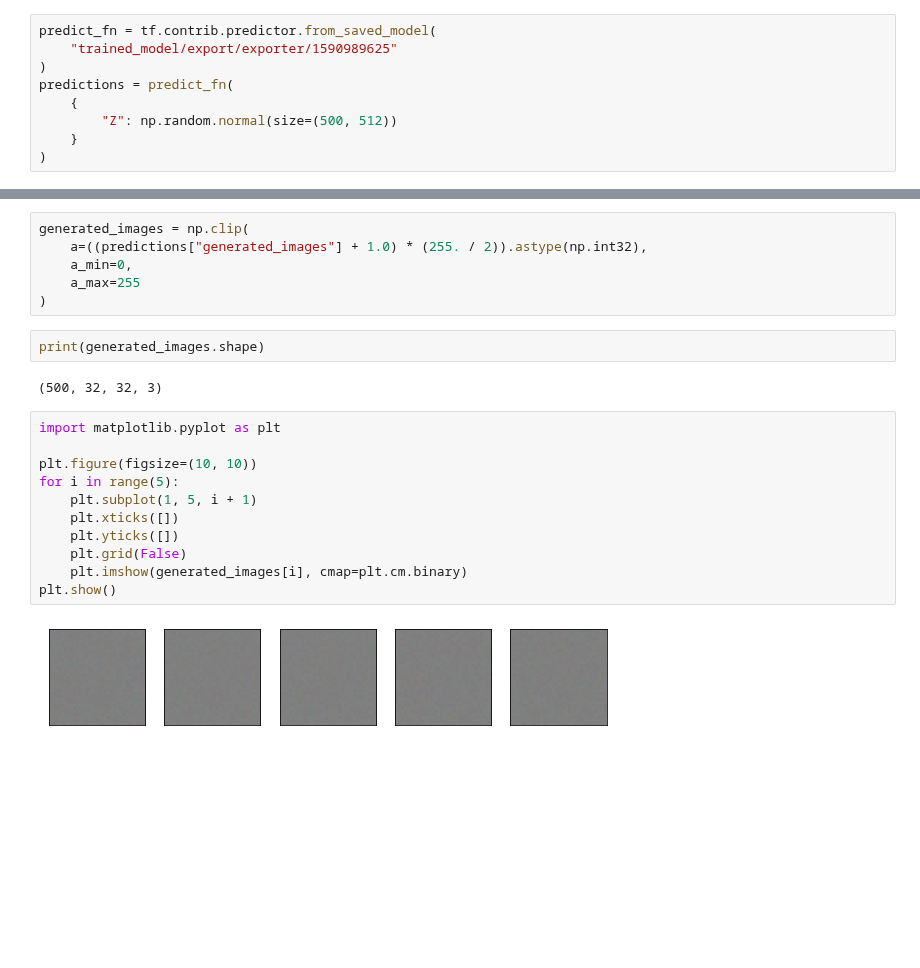
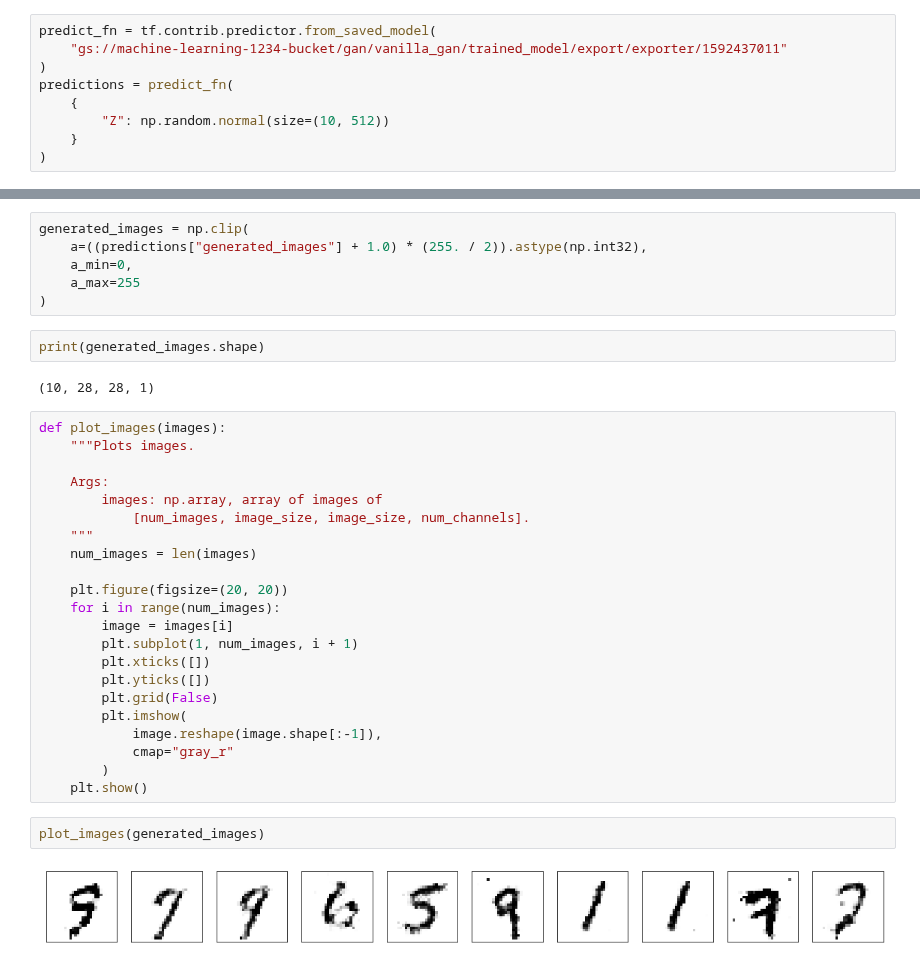
Before and after one commit to ryangillard/artificial_intelligence, a Jupyter notebook: machine_learning/gan/vanilla_gan/tf_vanilla_gan/tf_vanilla_gan_local.ipynb, the cells around one changed output, grey strips where cells are left out. Drawn from its saved outputs; the diff is of its cells as text; blank space fills up the shorter version.

```diff
--- a/machine_learning/gan/vanilla_gan/tf_vanilla_gan/tf_vanilla_gan_local.ipynb
+++ b/machine_learning/gan/vanilla_gan/tf_vanilla_gan/tf_vanilla_gan_local.ipynb
@@ -794,10 +1176,10 @@ INFO:tensorflow:Loss for final step: 3.902944.
 # %%
 predict_fn = tf.contrib.predictor.from_saved_model(
-    "trained_model/export/exporter/1590989625"
+    "gs://machine-learning-1234-bucket/gan/vanilla_gan/trained_model/export/exporter/1592437011"
 )
 predictions = predict_fn(
     {
-        "Z": np.random.normal(size=(500, 512))
+        "Z": np.random.normal(size=(10, 512))
     }
 )
 # %% [output]
@@ -816,17 +1195,30 @@ generated_images = np.clip(
 # %%
 print(generated_images.shape)
 # %% [output]
-(500, 32, 32, 3)
+(10, 28, 28, 1)
 # %%
-import matplotlib.pyplot as plt
+def plot_images(images):
+    """Plots images.
 
-plt.figure(figsize=(10, 10))
-for i in range(5):
-    plt.subplot(1, 5, i + 1)
-    plt.xticks([])
-    plt.yticks([])
-    plt.grid(False)
-    plt.imshow(generated_images[i], cmap=plt.cm.binary)
-plt.show()
+    Args:
+        images: np.array, array of images of
+            [num_images, image_size, image_size, num_channels].
+    """
+    num_images = len(images)
+
+    plt.figure(figsize=(20, 20))
+    for i in range(num_images):
+        image = images[i]
+        plt.subplot(1, num_images, i + 1)
+        plt.xticks([])
+        plt.yticks([])
+        plt.grid(False)
+        plt.imshow(
+            image.reshape(image.shape[:-1]),
+            cmap="gray_r"
+        )
+    plt.show()
-# %% [output]
-[figure, removed]
+# %%
+plot_images(generated_images)
+# %% [output]
+[figure, added]
```
Also changed, not shown: parts of 23 cells of this notebook, 13 other files.
